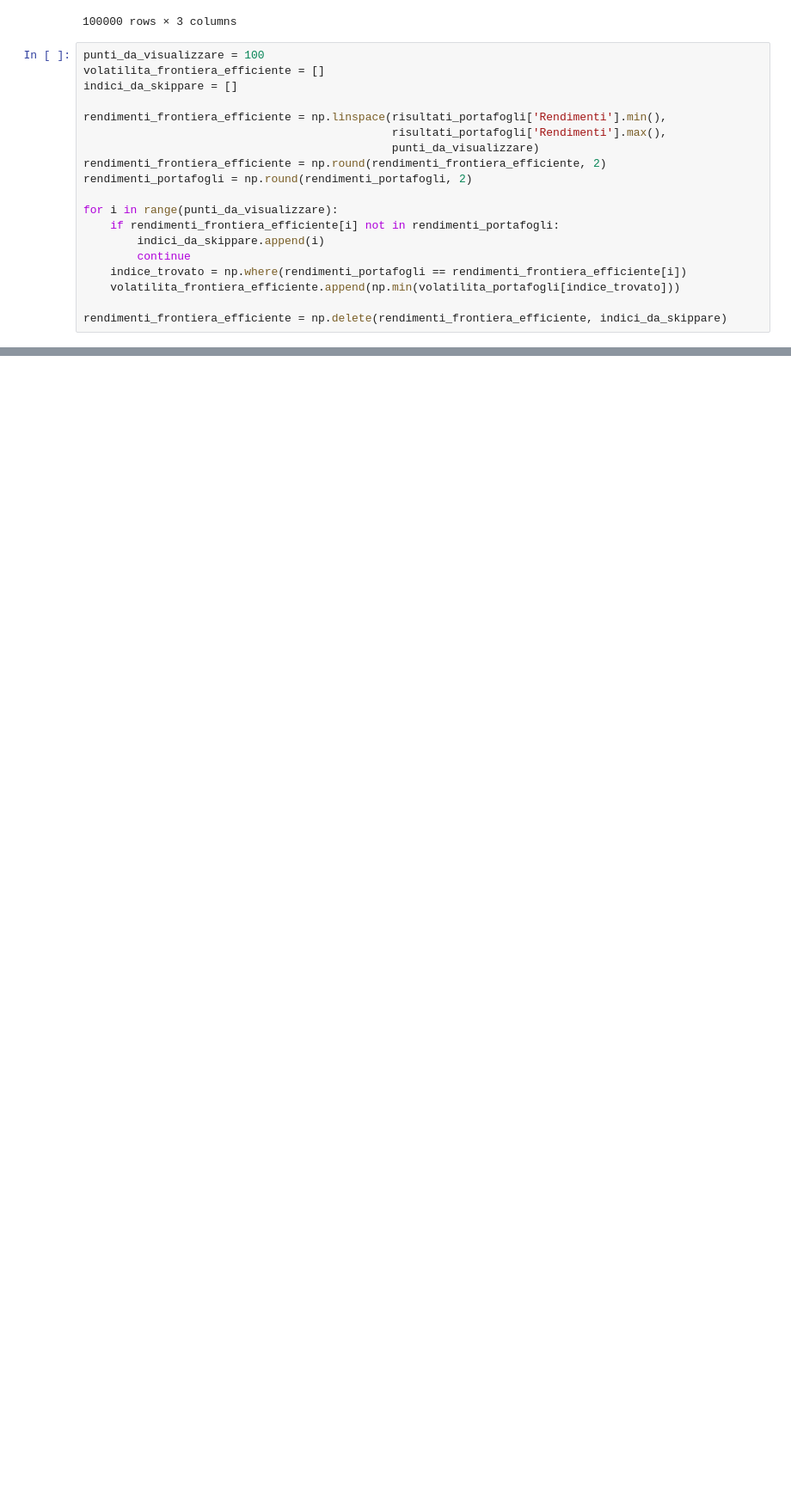
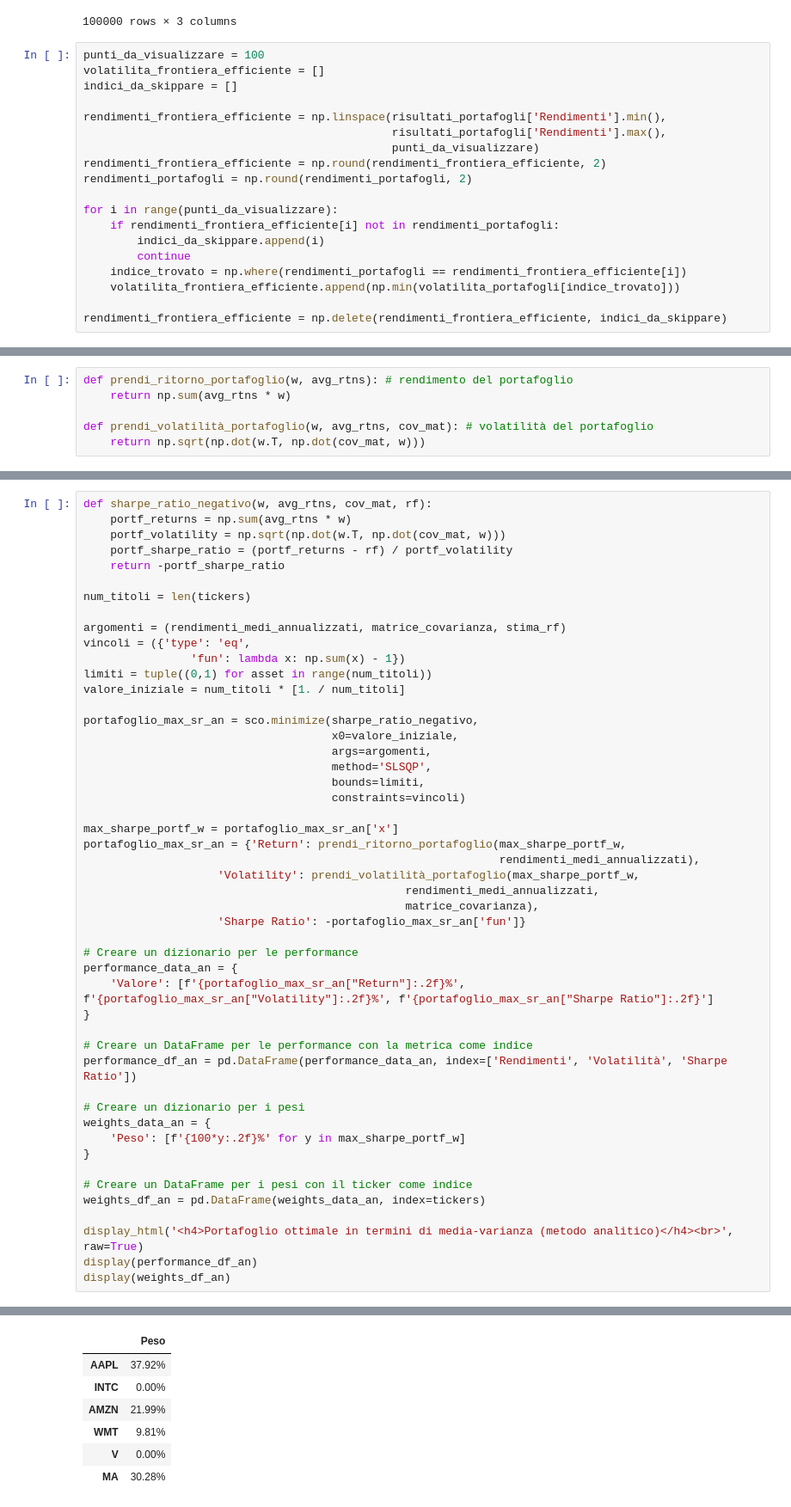
Before and after one commit to Pynci/business-intelligence, a Jupyter notebook: progetto/progetto.ipynb, the cells around one changed output, grey strips where cells are left out. Shown at 86% size. Cells and saved outputs as stored; diff of their text form; blank space fills up the shorter version.

```diff
--- a/progetto/progetto.ipynb
+++ b/progetto/progetto.ipynb
@@ -1202,0 +1185,6 @@ Portafoglio ottimale in termini di media-varianza
+# %%
+def prendi_ritorno_portafoglio(w, avg_rtns): # rendimento del portafoglio
+    return np.sum(avg_rtns * w)
+
+def prendi_volatilità_portafoglio(w, avg_rtns, cov_mat): # volatilità del portafoglio
+    return np.sqrt(np.dot(w.T, np.dot(cov_mat, w)))
@@ -1202,0 +1219,50 @@ Portafoglio ottimale in termini di media-varianza
+# %%
+def sharpe_ratio_negativo(w, avg_rtns, cov_mat, rf):
+    portf_returns = np.sum(avg_rtns * w)
+    portf_volatility = np.sqrt(np.dot(w.T, np.dot(cov_mat, w)))
+    portf_sharpe_ratio = (portf_returns - rf) / portf_volatility
+    return -portf_sharpe_ratio
+
+num_titoli = len(tickers)
+
+argomenti = (rendimenti_medi_annualizzati, matrice_covarianza, stima_rf)
+vincoli = ({'type': 'eq',
+                'fun': lambda x: np.sum(x) - 1})
+limiti = tuple((0,1) for asset in range(num_titoli))
+valore_iniziale = num_titoli * [1. / num_titoli]
+
+portafoglio_max_sr_an = sco.minimize(sharpe_ratio_negativo,
+                                     x0=valore_iniziale,
+                                     args=argomenti,
+                                     method='SLSQP',
+                                     bounds=limiti,
+                                     constraints=vincoli)
+
+max_sharpe_portf_w = portafoglio_max_sr_an['x']
+portafoglio_max_sr_an = {'Return': prendi_ritorno_portafoglio(max_sharpe_portf_w,
+                                                              rendimenti_medi_annualizzati),
+                    'Volatility': prendi_volatilità_portafoglio(max_sharpe_portf_w,
+                                                rendimenti_medi_annualizzati,
+                                                matrice_covarianza),
+                    'Sharpe Ratio': -portafoglio_max_sr_an['fun']}
+
+# Creare un dizionario per le performance
+performance_data_an = {
+    'Valore': [f'{portafoglio_max_sr_an["Return"]:.2f}%', f'{portafoglio_max_sr_an["Volatility"]:.2f}%', f'{portafoglio_max_sr_an["Sharpe Ratio"]:.2f}']
+}
+
+# Creare un DataFrame per le performance con la metrica come indice
+performance_df_an = pd.DataFrame(performance_data_an, index=['Rendimenti', 'Volatilità', 'Sharpe Ratio'])
+
+# Creare un dizionario per i pesi
+weights_data_an = {
+    'Peso': [f'{100*y:.2f}%' for y in max_sharpe_portf_w]
+}
+
+# Creare un DataFrame per i pesi con il ticker come indice
+weights_df_an = pd.DataFrame(weights_data_an, index=tickers)
+
+display_html('<h4>Portafoglio ottimale in termini di media-varianza (metodo analitico)</h4><br>', raw=True)
+display(performance_df_an)
+display(weights_df_an)
+# %% [output]
@@ -1202,0 +1274,7 @@ Portafoglio ottimale in termini di media-varianza
+|  | Peso |
+| AAPL | 37.92% |
+| INTC | 0.00% |
+| AMZN | 21.99% |
+| WMT | 9.81% |
+| V | 0.00% |
+| MA | 30.28% |
```
Also changed, not shown: parts of 9 cells of this notebook.
